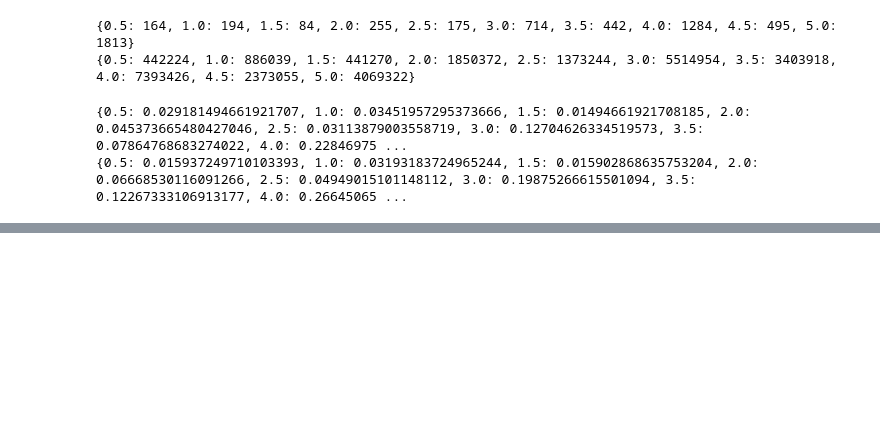
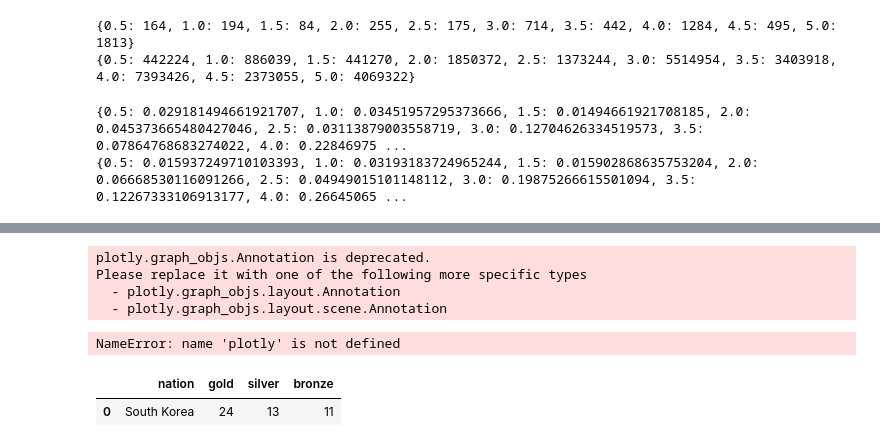
Before and after one commit to fabienmorgan/HSLU_DVIZ_HS22, a Jupyter notebook: Data_Processing/Visualisation_Single_Ratings_grouped_by_ratings.ipynb, the cells around one changed output, grey strips where cells are left out. Cells and saved outputs as stored; diff of their text form; code cells hidden in the pictures; blank space fills up the shorter version.

Commit message:
Graph verbessert

```diff
--- a/Data_Processing/Visualisation_Single_Ratings_grouped_by_ratings.ipynb
+++ b/Data_Processing/Visualisation_Single_Ratings_grouped_by_ratings.ipynb
@@ -107,0 +288,24 @@ fig.show()
+# %%
+fig = go.Figure()
+
+y = ['Category 1', 'Category 2', 'Category 3']
+x = [[20, 30, 50], [10, 20, 30], [5, 10, 15]]
+names = ['Stack 1', 'Stack 2', 'Stack 3']
+
+for i in range(3):
+    fig.add_trace(go.Bar(x=x[i], name=names[i], orientation='h'))
+
+annotations = []
+for i, x_val in enumerate(x):
+    for j, y_val in enumerate(y[i]):
+        annotation = go.Annotation(x=x_val, y=y_val, text=y_val, xref="x", yref="y", showarrow=False)
+        annotations.append(annotation)
+
+fig.update_layout(annotations=annotations)
+
+fig.show()
+# %% [output]
+plotly.graph_objs.Annotation is deprecated.
+Please replace it with one of the following more specific types
+  - plotly.graph_objs.layout.Annotation
+  - plotly.graph_objs.layout.scene.Annotation
@@ -107,0 +329,19 @@ fig.show()
+# %%
+x = ['A', 'B', 'C']
+y = [1, 2, 3]
+
+data = [go.Bar(    x = x,    y = y)]
+
+layout = go.Layout(title = 'Bar Chart')
+
+fig = go.Figure(data = data, layout = layout)
+
+plotly.plot(fig, filename = 'bar-chart.html')
+
+# Add values to the bar chart
+data[0]['text'] = y
+data[0]['textposition'] = 'auto'
+
+plotly.update(fig, data, layout)
+# %% [output]
+NameError: name 'plotly' is not defined
@@ -107,0 +383,8 @@ fig.show()
+# %%
+wide_df = px.data.medals_wide()
+
+wide_df = wide_df.drop([1, 2], axis=0)
+wide_df
+# %% [output]
+|  | nation | gold | silver | bronze |
+| 0 | South Korea | 24 | 13 | 11 |
```
Also changed, not shown: parts of 12 cells of this notebook.
